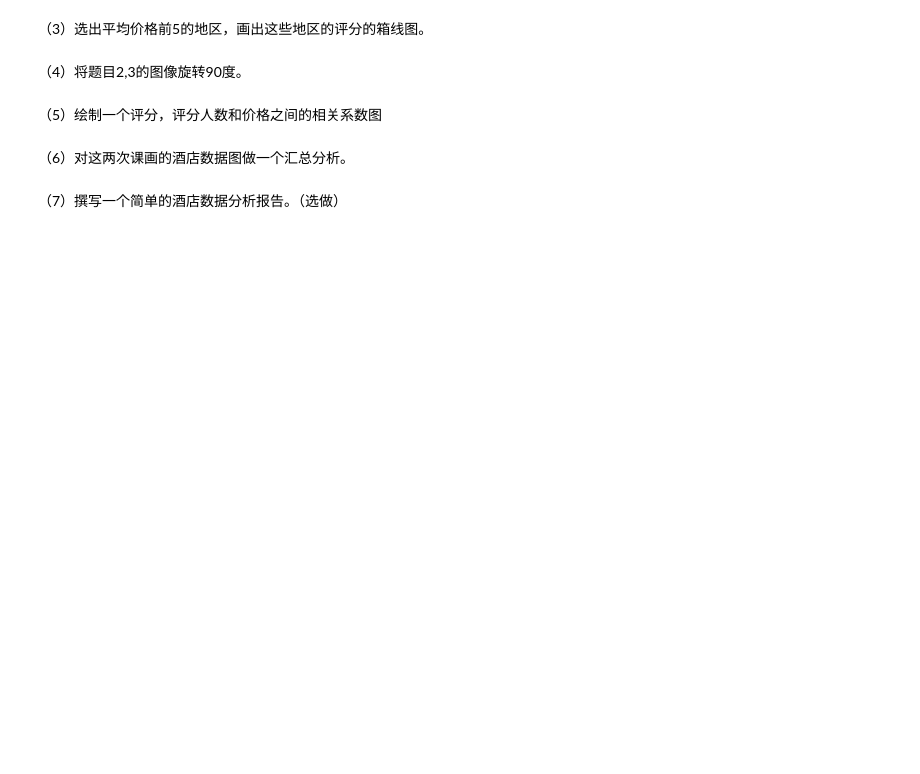
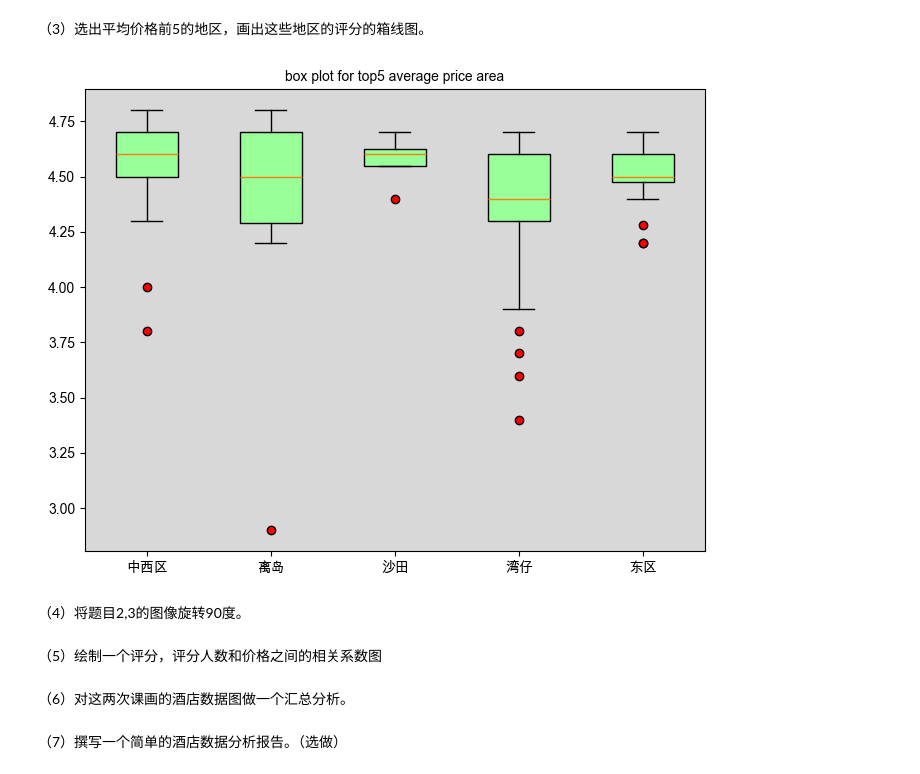
Before and after one commit to AEM001/Data-Analysis, a Jupyter notebook: 作业7/作业7.ipynb, the cells around one changed output. Cells and saved outputs as stored; diff of their text form; code cells hidden in the pictures; blank space fills up the shorter version.

```diff
--- a/作业7/作业7.ipynb
+++ b/作业7/作业7.ipynb
@@ -43,4 +61,23 @@ drop(labels) Removes the element(s) at the given index label(s). returns a new s
 # %% [markdown]
 （3）选出平均价格前5的地区，画出这些地区的评分的箱线图。
+# %%
+plt.rcParams['font.sans-serif'] = ['Arial Unicode MS'] # macOS 自带的通用中文字体
+plt.rcParams['axes.unicode_minus'] = False # 解决负号 '-' 显示为方块的问题
+ave_price=df.groupby('地区')['价格'].mean()#是一个series
+ave_price=ave_price.sort_values(ascending=False)[:5]
+score_data=[df.loc[df['地区']==area]['评分'] for area in ave_price.index]
+plt.figure(figsize=(8,6))
+# plt.boxplot(df.loc[ave_price.index]['评分'],labels=ave_price.index,whis=1.5,flierprops={'marker':'o',"markerfacecolor":'r',"color":"k"}
+#             ,patch_artist=True,boxprops={"color":'k',"facecolor":'#99ff99'},vert=False)
+
+plt.boxplot(score_data,labels=ave_price.index,whis=1.5,flierprops={'marker':'o',"markerfacecolor":'r',"color":"k"}
+            ,patch_artist=True,boxprops={"color":'k',"facecolor":'#99ff99'},vert=True)
+ax=plt.gca()
+ax.patch.set_facecolor('gray')
+ax.patch.set_alpha(0.3)
+plt.title("box plot for top5 average price area",fontsize=10)
+plt.show()
+# %% [output]
+[figure, added]
 # %% [markdown]
 （4）将题目2,3的图像旋转90度。
```
Also changed, not shown: parts of 3 cells of this notebook.
